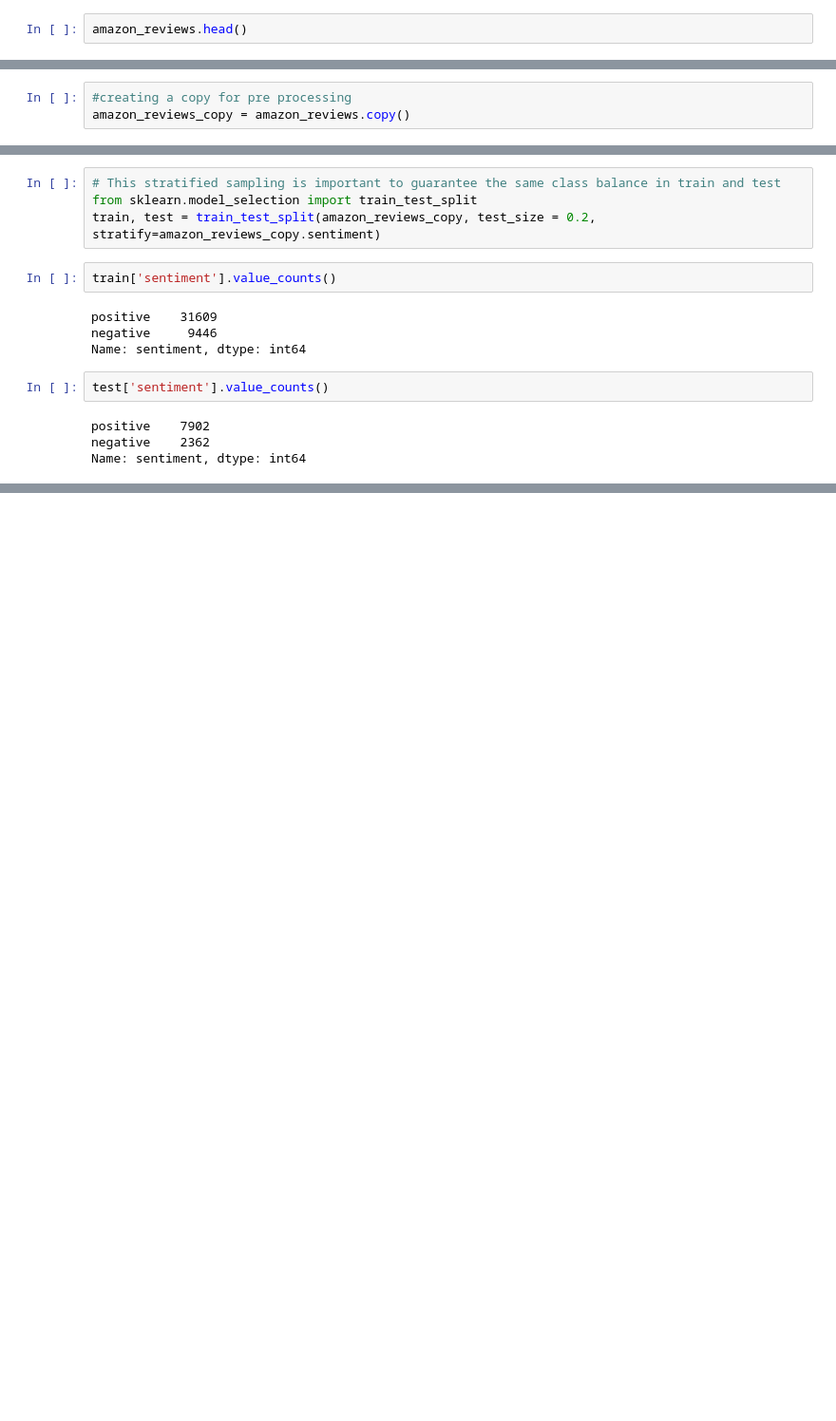
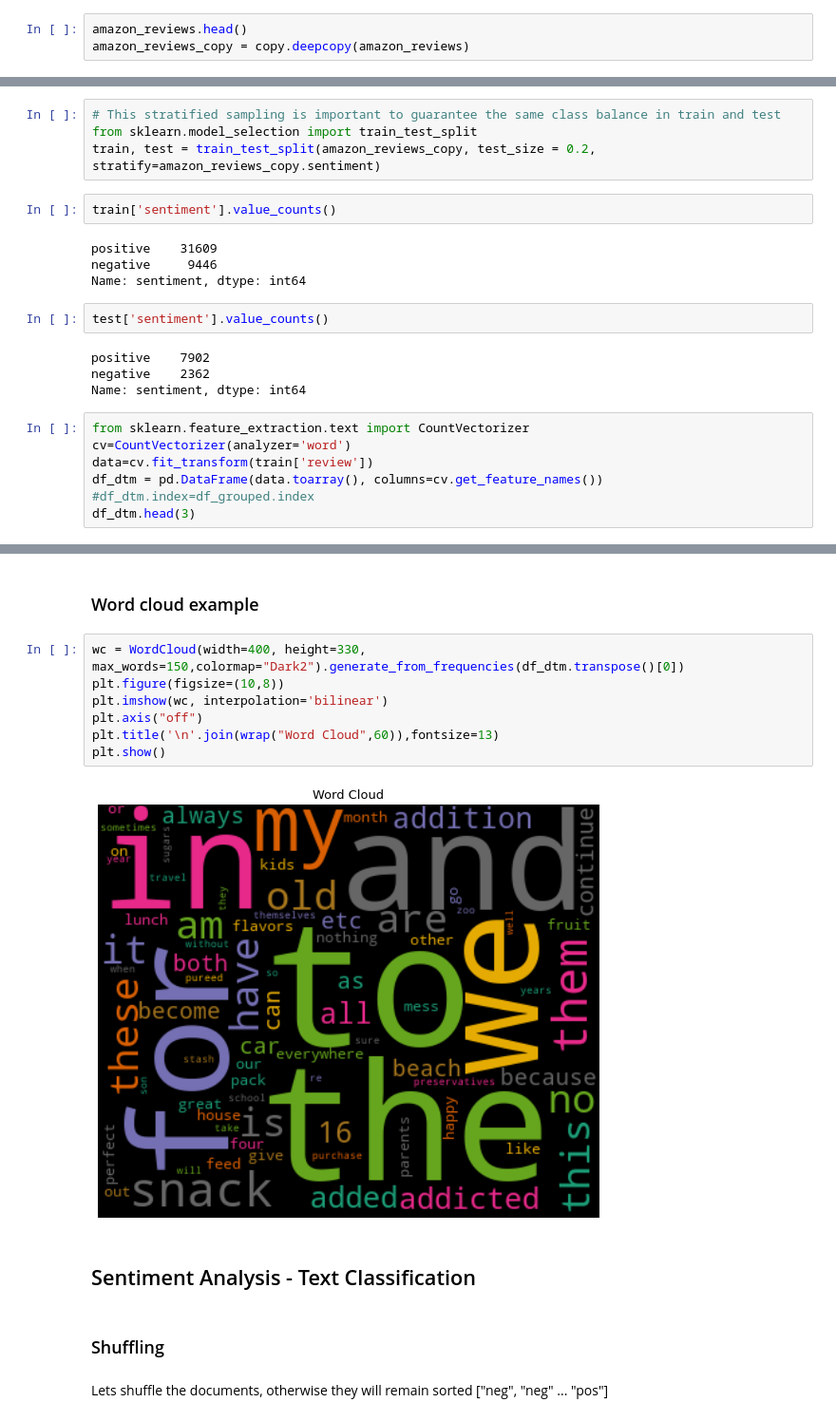
Before and after one commit to artofnext/text_mining-sentiment_analysis, a Jupyter notebook: sentiment_main.ipynb, the cells around one changed output, grey strips where cells are left out. Shown at 95% size. Saved outputs shown, nothing was run; the diff lists cells and outputs as text; blank space fills up the shorter version.

```diff
--- a/sentiment_main.ipynb
+++ b/sentiment_main.ipynb
@@ -36,3 +42,4 @@ amazon_reviews_test = pd.read_csv('amazon_reviews_test.csv')
 amazon_reviews = pd.concat([amazon_reviews_train, amazon_reviews_test])
 # %%
 amazon_reviews.head()
+amazon_reviews_copy = copy.deepcopy(amazon_reviews)
@@ -65,8 +65,5 @@ dtype: int64
 # %% [markdown]
 As we can see here, we Don’t have nulls in our rows.
-# %%
-#creating a copy for pre processing
-amazon_reviews_copy = amazon_reviews.copy()
 # %%
 amazon_reviews_copy['sentiment'].value_counts()
 # %% [output]
@@ -95,3 +92,10 @@ test['sentiment'].value_counts()
 positive    7902
 negative    2362
 Name: sentiment, dtype: int64
+# %%
+from sklearn.feature_extraction.text import CountVectorizer
+cv=CountVectorizer(analyzer='word')
+data=cv.fit_transform(train['review'])
+df_dtm = pd.DataFrame(data.toarray(), columns=cv.get_feature_names())
+#df_dtm.index=df_grouped.index
+df_dtm.head(3)
@@ -97,0 +108,17 @@ Name: sentiment, dtype: int64
+# %% [markdown]
+### Word cloud example
+# %%
+wc = WordCloud(width=400, height=330, max_words=150,colormap="Dark2").generate_from_frequencies(df_dtm.transpose()[0])
+plt.figure(figsize=(10,8))
+plt.imshow(wc, interpolation='bilinear')
+plt.axis("off")
+plt.title('\n'.join(wrap("Word Cloud",60)),fontsize=13)
+plt.show()
+# %% [output]
+[figure, added]
+# %% [markdown]
+## Sentiment Analysis - Text Classification
+# %% [markdown]
+### Shuffling
+# %% [markdown]
+Lets shuffle the documents, otherwise they will remain sorted ["neg", "neg" ... "pos"]
```
Also changed, not shown: parts of 19 cells of this notebook, 1 other file.
